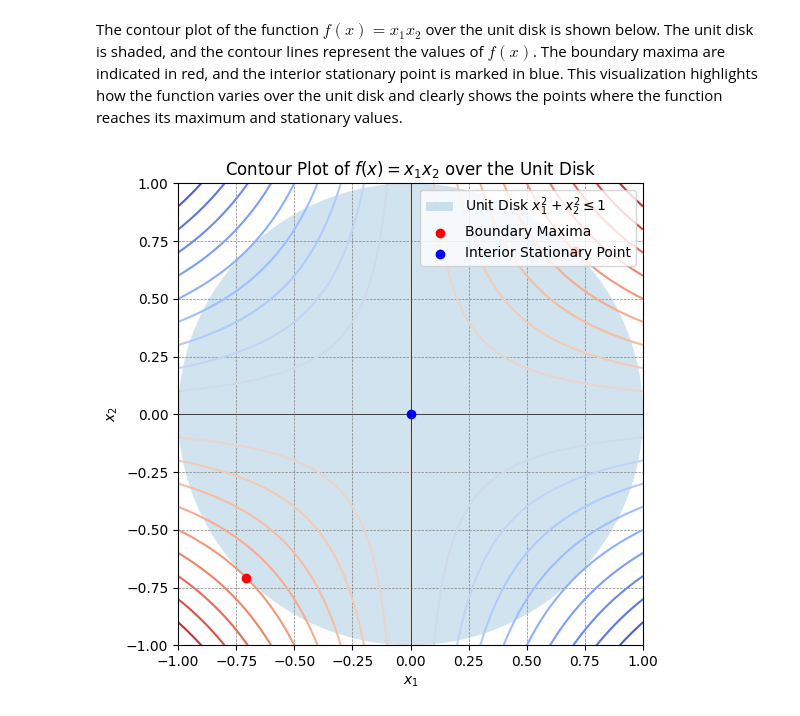
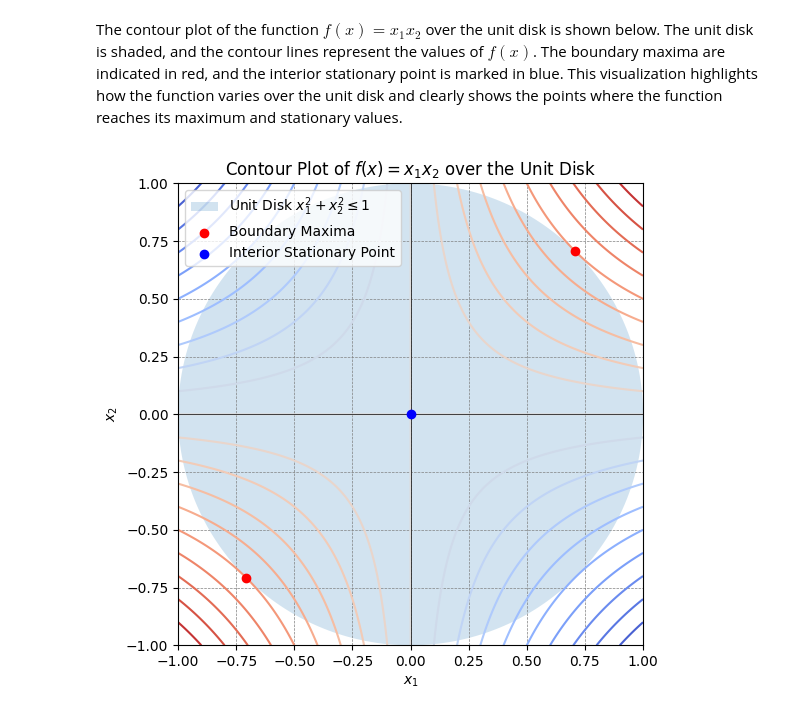
Before and after one commit to wolfram-laube/Deep-Learning-Coursera, a Jupyter notebook: Kopie_von_NumOpt_HW9.ipynb, the cells around one changed output. Cells and saved outputs as stored; diff of their text form; code cells hidden in the pictures.

```diff
--- a/Kopie_von_NumOpt_HW9.ipynb
+++ b/Kopie_von_NumOpt_HW9.ipynb
@@ -340,33 +340,21 @@ This plot illustrates:
 # %% [markdown]
 The contour plot of the function $ f(x) = x_1 x_2 $ over the unit disk is shown below. The unit disk is shaded, and the contour lines represent the values of $ f(x) $. The boundary maxima are indicated in red, and the interior stationary point is marked in blue. This visualization highlights how the function varies over the unit disk and clearly shows the points where the function reaches its maximum and stationary values.
 # %%
-import numpy as np
-import matplotlib.pyplot as plt
-
-# Define the function and the circle
-def f(x1, x2):
-    return x1 * x2
-
-x = np.linspace(-1, 1, 300)
-y = np.linspace(-1, 1, 300)
-X, Y = np.meshgrid(x, y)
-Z = f(X, Y)
-
-# Plot the circle and the contour lines
+# Plot the circle and the contour lines with the legend in the upper left
 plt.figure(figsize=(6, 6))
 plt.fill(x1, x2, alpha=0.2, label='Unit Disk $x_1^2 + x_2^2 \\leq 1$')
 plt.contour(X, Y, Z, levels=20, cmap='coolwarm')
 plt.scatter(*zip(*boundary_max_points), color='red', zorder=5, label='Boundary Maxima')
 plt.scatter(0, 0, color='blue', zorder=5, label='Interior Stationary Point')
 
 # Labels and title
 plt.xlabel('$x_1$')
 plt.ylabel('$x_2$')
 plt.axhline(0, color='black', linewidth=0.5)
 plt.axvline(0, color='black', linewidth=0.5)
 plt.grid(color='gray', linestyle='--', linewidth=0.5)
-plt.legend(loc='upper right')
+plt.legend(loc='upper left')
 plt.title('Contour Plot of $f(x) = x_1 x_2$ over the Unit Disk')
 plt.show()
 # %% [output]
-[figure, old version]
+[figure, new version]
```
